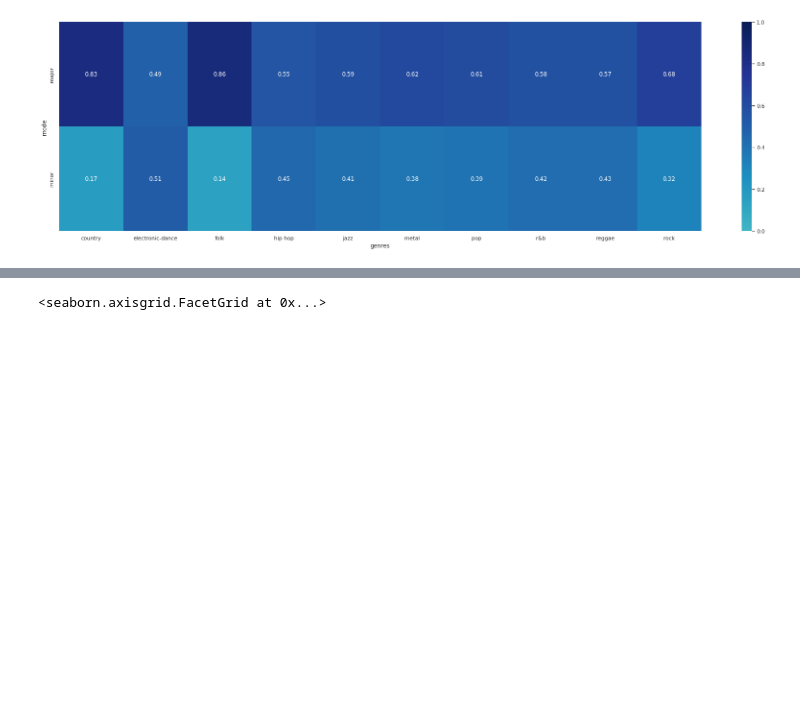
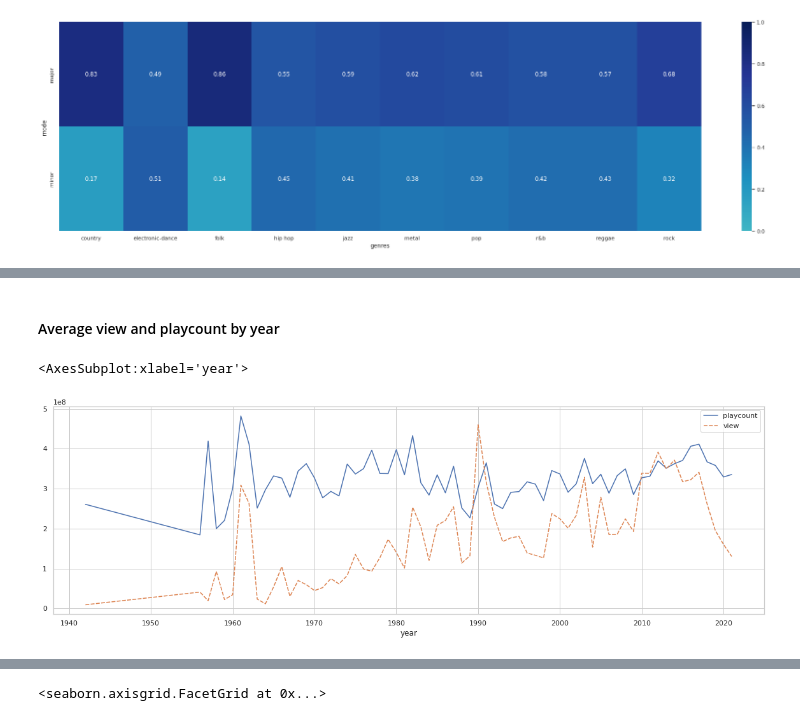
Before and after one commit to vietcheems/Music-Popularity-Analysis, a Jupyter notebook: Analysis/analysis.ipynb, the cells around one changed output, grey strips where cells are left out. Cells and saved outputs as stored; diff of their text form; code cells hidden in the pictures; blank space fills up the shorter version.

```diff
--- a/Analysis/analysis.ipynb
+++ b/Analysis/analysis.ipynb
@@ -540,0 +597,42 @@ sns.heatmap(m.matrix, annot=True, center=0, fmt="d", xticklabels=m.ele, yticklab
+# %%
+eras_playcount = {
+    '<1980': first_chunk['playcount'],
+    '1980s': second_chunk['playcount'],
+    '1990s': third_chunk['playcount'],
+    '2000s': forth_chunk['playcount'],
+    '2010-2015': fifth_chunk['playcount'],
+    '2015-2017': sixth_chunk['playcount'],
+    '2018-now': seventh_chunk['playcount']
+}
+eras_playcount_mean = {
+    '<1980': first_chunk['playcount'].mean(),
+    '1980s': second_chunk['playcount'].mean(),
+    '1990s': third_chunk['playcount'].mean(),
+    '2000s': forth_chunk['playcount'].mean(),
+    '2010-2015': fifth_chunk['playcount'].mean(),
+    '2015-2017': sixth_chunk['playcount'].mean(),
+    '2018-now': seventh_chunk['playcount'].mean()
+}
+eras_view = {
+    '<1980': first_chunk['view'],
+    '1980s': second_chunk['view'],
+    '1990s': third_chunk['view'],
+    '2000s': forth_chunk['view'],
+    '2010-2015': fifth_chunk['view'],
+    '2015-2017': sixth_chunk['view'],
+    '2018-now': seventh_chunk['view']
+}
+eras_view_mean = {
+    '<1980': first_chunk['view'].mean(),
+    '1980s': second_chunk['view'].mean(),
+    '1990s': third_chunk['view'].mean(),
+    '2000s': forth_chunk['view'].mean(),
+    '2010-2015': fifth_chunk['view'].mean(),
+    '2015-2017': sixth_chunk['view'].mean(),
+    '2018-now': seventh_chunk['view'].mean()
+}
+df_year = df.copy()
+df_year['year'] = df['sp_release_date'].dt.year
+df_year.head()
+popularity_by_year = df_year.groupby("year")[["playcount", "view"]].mean()
+popularity_by_year.head()
@@ -540,0 +647,8 @@ sns.heatmap(m.matrix, annot=True, center=0, fmt="d", xticklabels=m.ele, yticklab
+# %% [markdown]
+#### Average view and playcount by year
+# %%
+plt.figure(figsize=(20, 6))
+sns.lineplot(data=popularity_by_year)
+# %% [output]
+<AxesSubplot:xlabel='year'>
+[figure, added]
```
Also changed, not shown: parts of 40 cells of this notebook.
